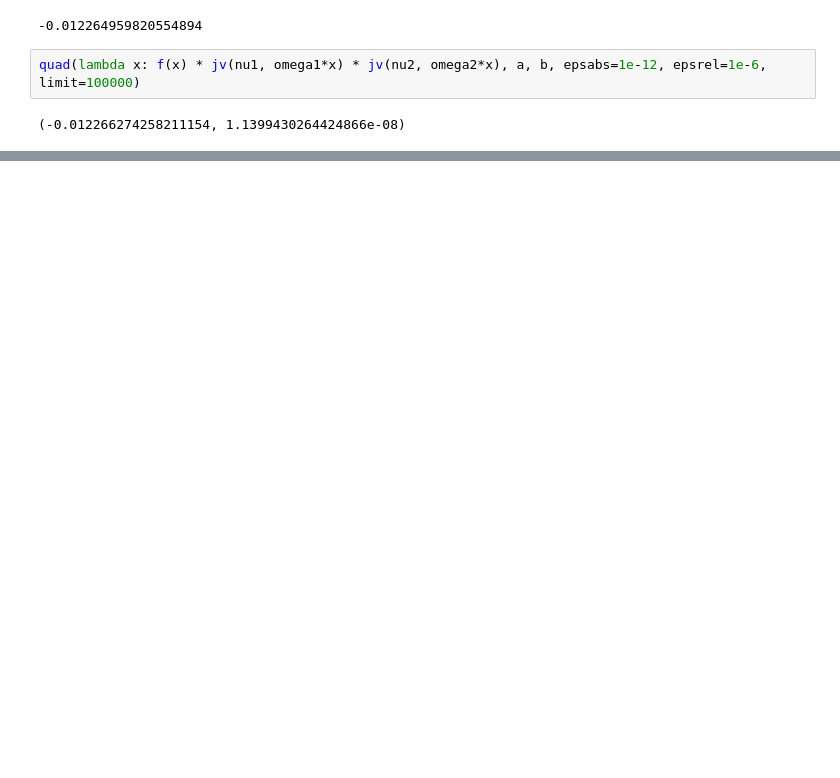
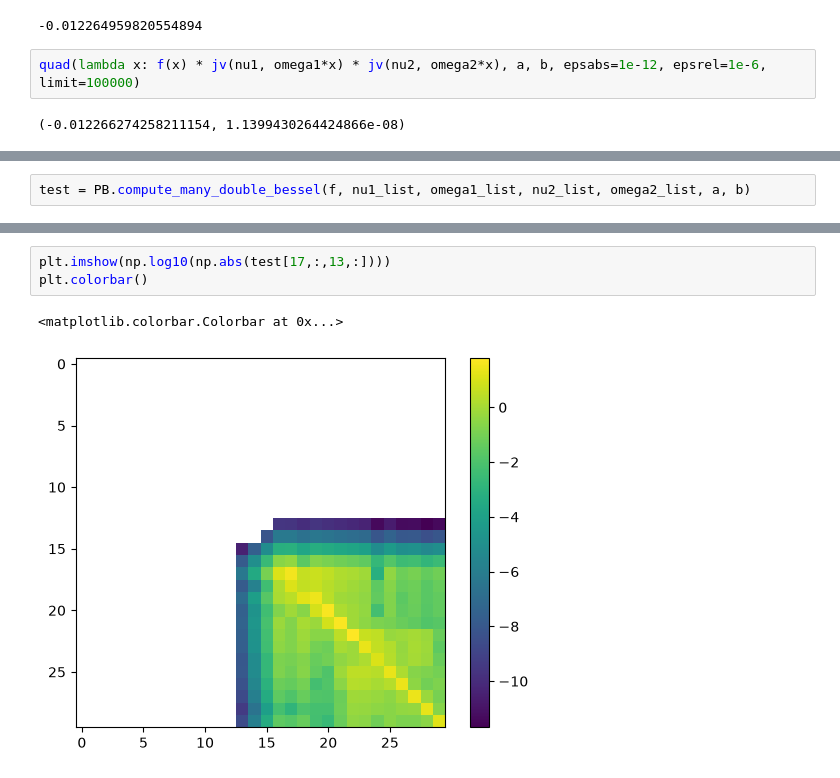
Before and after one commit to alexlague/polybessel, a Jupyter notebook: notebooks/example_usage.ipynb, the cells around one changed output, grey strips where cells are left out. Drawn from its saved outputs; the diff is of its cells as text; blank space fills up the shorter version.

```diff
--- a/notebooks/example_usage.ipynb
+++ b/notebooks/example_usage.ipynb
@@ -109,0 +48,2 @@ plt.hist(np.log10(1e-13+np.abs(test.flatten())))
+# %%
+test = PB.compute_many_double_bessel(f, nu1_list, omega1_list, nu2_list, omega2_list, a, b)
@@ -109,0 +54,6 @@ plt.hist(np.log10(1e-13+np.abs(test.flatten())))
+# %%
+plt.imshow(np.log10(np.abs(test[17,:,13,:])))
+plt.colorbar()
+# %% [output]
+<matplotlib.colorbar.Colorbar at 0x...>
+[figure, added]
```
Also changed, not shown: parts of 11 cells of this notebook, 2 other files.
